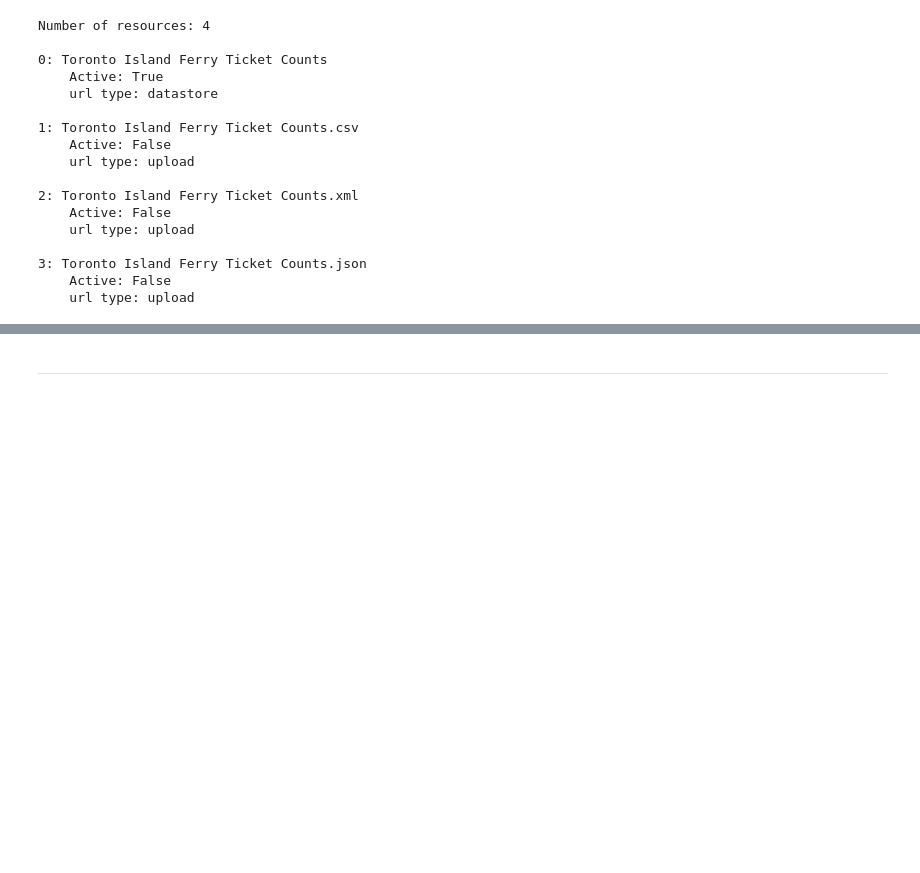
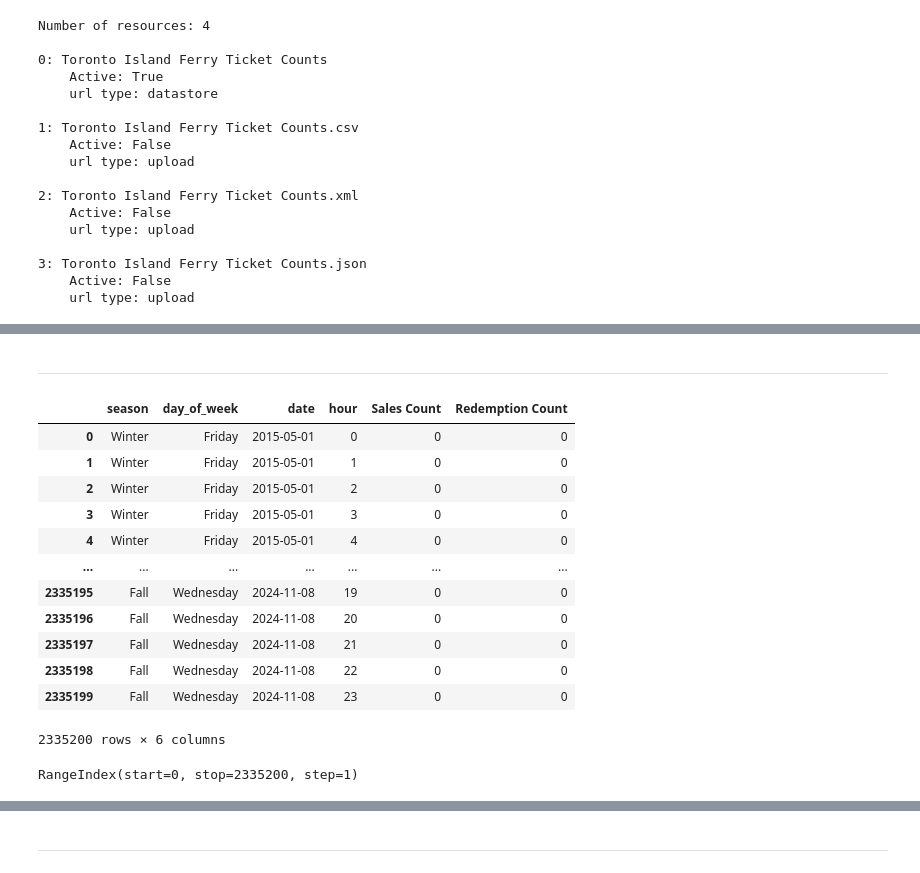
Before and after one commit to tsbarr/toronto-open-data, a Jupyter notebook: ferry_tickets/notebooks/01_data_collection.ipynb, the cells around one changed output, grey strips where cells are left out. Saved outputs shown, nothing was run; the diff lists cells and outputs as text; code cells hidden in the pictures; blank space fills up the shorter version.

```diff
--- a/ferry_tickets/notebooks/01_data_collection.ipynb
+++ b/ferry_tickets/notebooks/01_data_collection.ipynb
@@ -128,3 +94,6 @@ df.to_csv(
     header=True,
     index=False
 )
+# %% [markdown]
+
+---
@@ -130,0 +114,31 @@ df.to_csv(
+# %%
+hourly = (df
+    .groupby(
+        ['season', 'day_of_week', 'date', 'hour'],
+        observed=False
+    )
+    .agg({
+        'Sales Count': 'sum',
+        'Redemption Count': 'sum'
+    })
+    .reset_index()
+)
+hourly
+# %% [output]
+|  | season | day_of_week | date | hour | Sales Count | Redemption Count |
+| 0 | Winter | Friday | 2015-05-01 | 0 | 0 | 0 |
+| 1 | Winter | Friday | 2015-05-01 | 1 | 0 | 0 |
+| 2 | Winter | Friday | 2015-05-01 | 2 | 0 | 0 |
+| 3 | Winter | Friday | 2015-05-01 | 3 | 0 | 0 |
+| 4 | Winter | Friday | 2015-05-01 | 4 | 0 | 0 |
+| ... | ... | ... | ... | ... | ... | ... |
+| 2335195 | Fall | Wednesday | 2024-11-08 | 19 | 0 | 0 |
+| 2335196 | Fall | Wednesday | 2024-11-08 | 20 | 0 | 0 |
+| 2335197 | Fall | Wednesday | 2024-11-08 | 21 | 0 | 0 |
+| 2335198 | Fall | Wednesday | 2024-11-08 | 22 | 0 | 0 |
+| 2335199 | Fall | Wednesday | 2024-11-08 | 23 | 0 | 0 |
+2335200 rows × 6 columns
+# %%
+hourly.index
+# %% [output]
+RangeIndex(start=0, stop=2335200, step=1)
```
Also changed, not shown: parts of 20 cells of this notebook.
